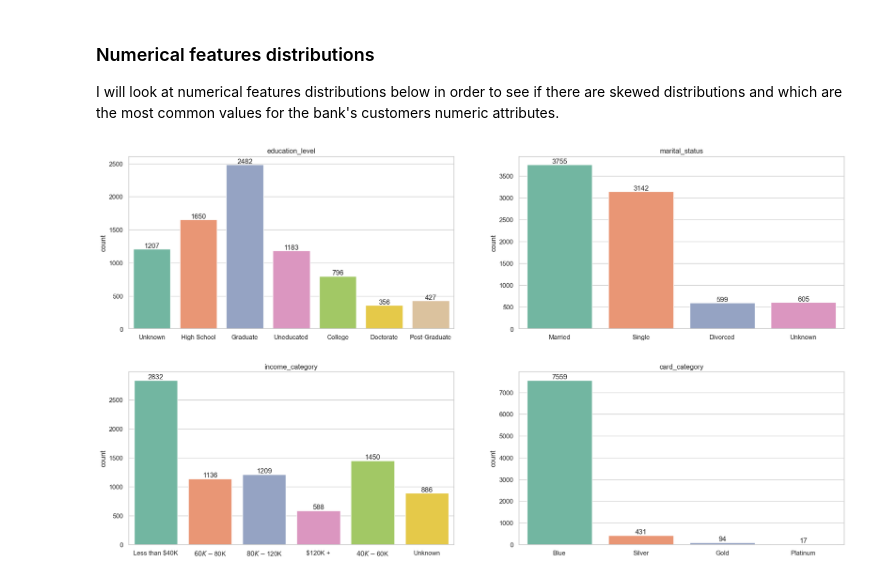
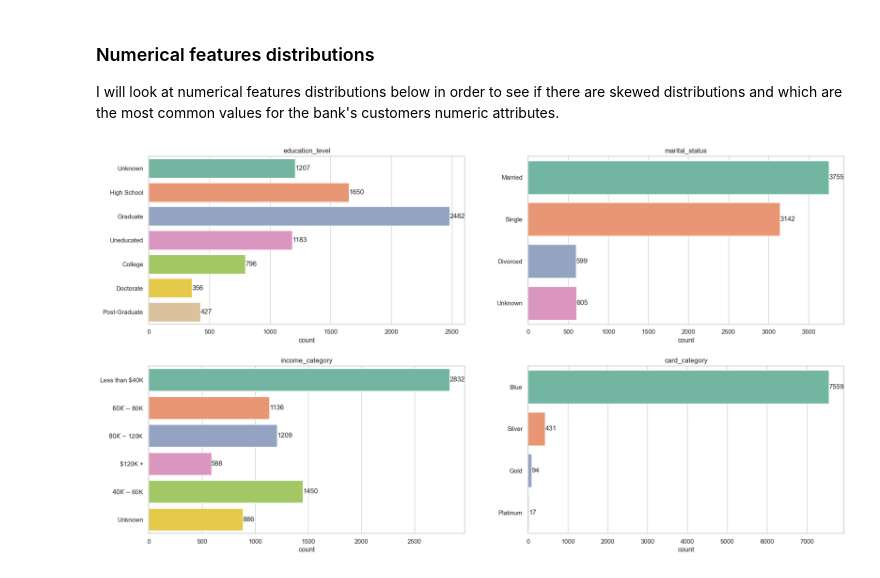
Before and after one commit to allmeidaapedro/Churn-Prediction-Credit-Card, a Jupyter notebook: notebooks/1. EDA.ipynb, the cells around one changed output. Drawn from its saved outputs; the diff is of its cells as text; code cells hidden in the pictures.

```diff
--- a/notebooks/1. EDA.ipynb
+++ b/notebooks/1. EDA.ipynb
@@ -345,9 +345,9 @@ The target is imbalanced. 16.1% of the customers are churners. Thus, I will adop
 ### Numerical features distributions
 I will look at numerical features distributions below in order to see if there are skewed distributions and which are the most common values for the bank's customers numeric attributes.
 # %%
-categorical_plots(data=train, features=categorical_features, orient='v')
+categorical_plots(data=train, features=categorical_features, orient='h')
 # %% [output]
-[figure, old version]
+[figure, new version]
 # %%
 def categorical_plots(data, features, hue=None, orient='v', palette="Set2"):
     '''
```
Also changed, not shown: parts of 1 cell of this notebook, 1 other file.
